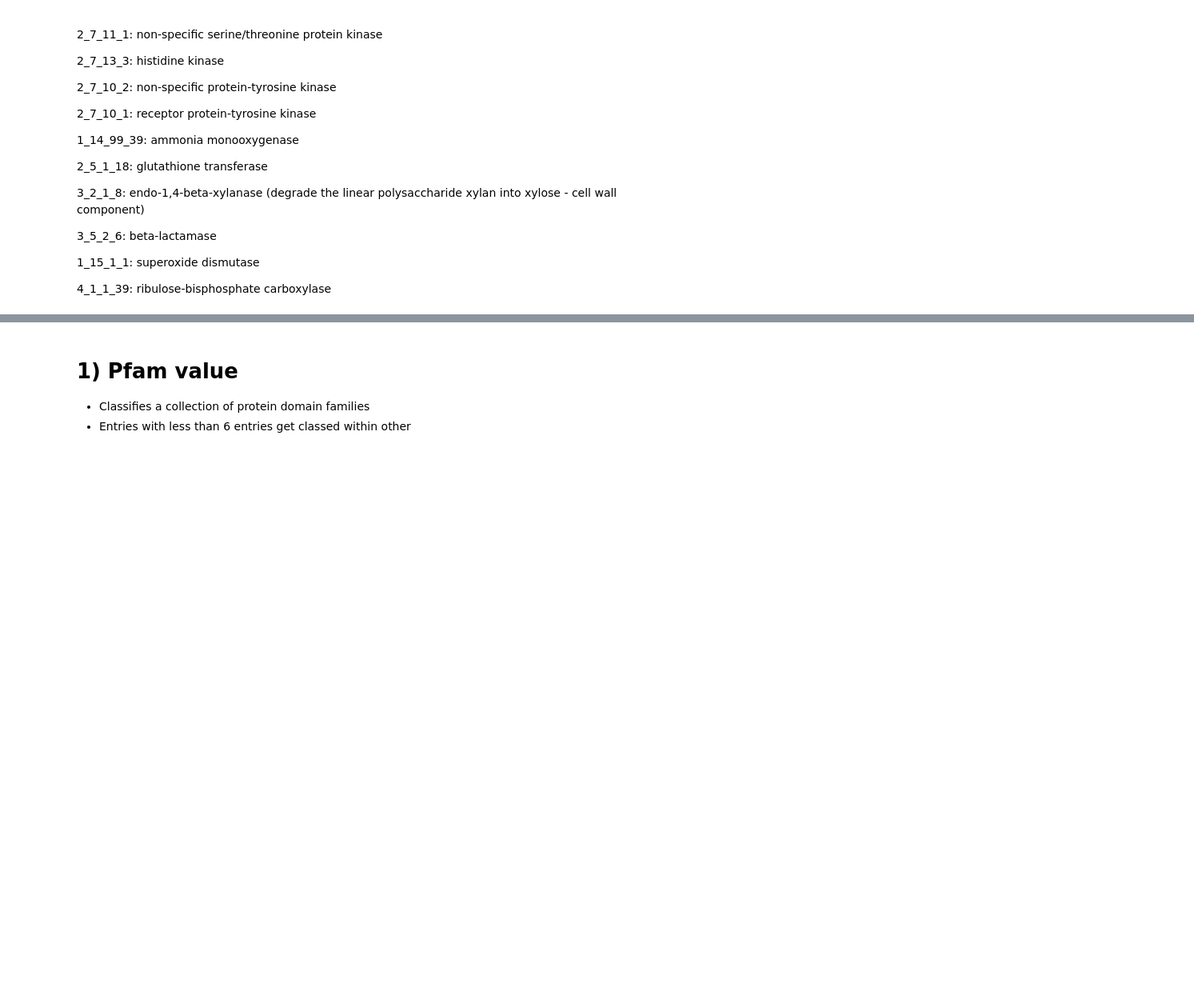
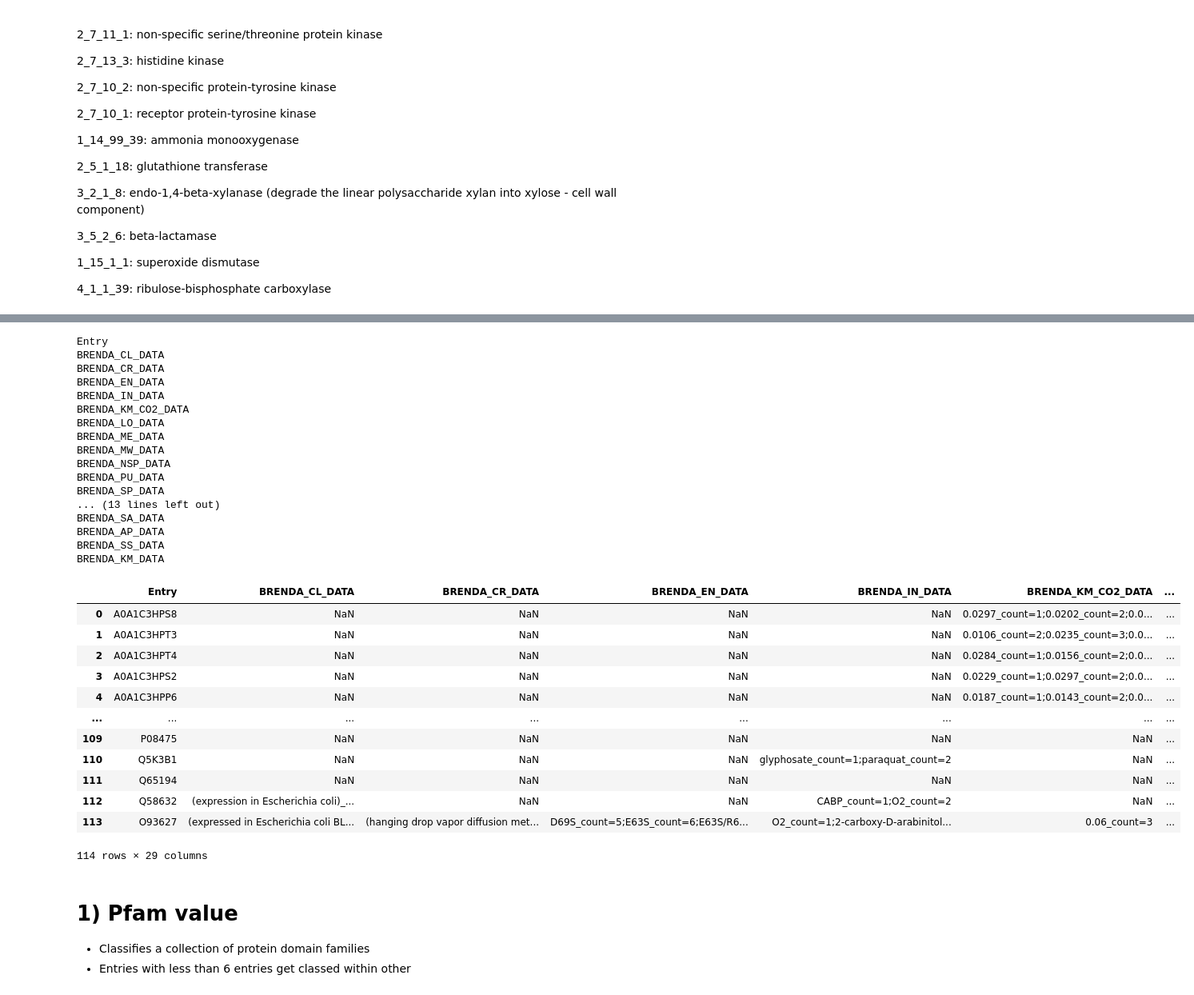
Before and after one commit to SebPorras/bioinfomatics, a Jupyter notebook: DataFrame_reading_copy.ipynb, the cells around one changed output, grey strips where cells are left out. Shown at 80% size. Drawn from its saved outputs; the diff is of its cells as text; code cells hidden in the pictures; blank space fills up the shorter version.

```diff
--- a/DataFrame_reading_copy.ipynb
+++ b/DataFrame_reading_copy.ipynb
@@ -163,3 +123,53 @@ ec_top_10 = ['2_7_11_1', '2_7_13_3', '2_7_10_2', '2_7_10_1', '1_14_99_39', '2_5_
+# %%
+df = pd.read_csv(f"../workflows/{ec_top_10[9]}/csv/{ec_top_10[9]}_uniprot.csv")
+
+pd.set_option('display.max_columns', None)
+
+#df = df.loc[:,~df.columns.str.startswith('BRENDA_REFERENCES')]
+
+#df = df.loc[:,~df.columns.str.contains('REFS')]
+
+#df = df.loc[:,~df.columns.str.contains('COMMENT')]
+
+columns = ['Entry']
+
+
+[columns.append(x) for x in df.columns if 'DATA' in x]
+
+[print(x) for x in columns]
+
+df[columns]
+# %% [output]
+Entry
+BRENDA_CL_DATA
+BRENDA_CR_DATA
+BRENDA_EN_DATA
+BRENDA_IN_DATA
+BRENDA_KM_CO2_DATA
+BRENDA_LO_DATA
+BRENDA_ME_DATA
+BRENDA_MW_DATA
+BRENDA_NSP_DATA
+BRENDA_PU_DATA
+BRENDA_SP_DATA
+... (13 lines left out)
+BRENDA_SA_DATA
+BRENDA_AP_DATA
+BRENDA_SS_DATA
+BRENDA_KM_DATA
+|  | Entry | BRENDA_CL_DATA | BRENDA_CR_DATA | BRENDA_EN_DATA | BRENDA_IN_DATA | BRENDA_KM_CO2_DATA | ... |
+| 0 | A0A1C3HPS8 | NaN | NaN | NaN | NaN | 0.0297_count=1;0.0202_count=2;0.0... | ... |
+| 1 | A0A1C3HPT3 | NaN | NaN | NaN | NaN | 0.0106_count=2;0.0235_count=3;0.0... | ... |
+| 2 | A0A1C3HPT4 | NaN | NaN | NaN | NaN | 0.0284_count=1;0.0156_count=2;0.0... | ... |
+| 3 | A0A1C3HPS2 | NaN | NaN | NaN | NaN | 0.0229_count=1;0.0297_count=2;0.0... | ... |
+| 4 | A0A1C3HPP6 | NaN | NaN | NaN | NaN | 0.0187_count=1;0.0143_count=2;0.0... | ... |
+| ... | ... | ... | ... | ... | ... | ... | ... |
+| 109 | P08475 | NaN | NaN | NaN | NaN | NaN | ... |
+| 110 | Q5K3B1 | NaN | NaN | NaN | glyphosate_count=1;paraquat_count=2 | NaN | ... |
+| 111 | Q65194 | NaN | NaN | NaN | NaN | NaN | ... |
+| 112 | Q58632 | (expression in Escherichia coli)_... | NaN | NaN | CABP_count=1;O2_count=2 | NaN | ... |
+| 113 | O93627 | (expressed in Escherichia coli BL... | (hanging drop vapor diffusion met... | D69S_count=5;E63S_count=6;E63S/R6... | O2_count=1;2-carboxy-D-arabinitol... | 0.06_count=3 | ... |
+114 rows × 29 columns
 # %% [markdown]
 # 1) Pfam value
 
```
Also changed, not shown: parts of 8 cells of this notebook.
